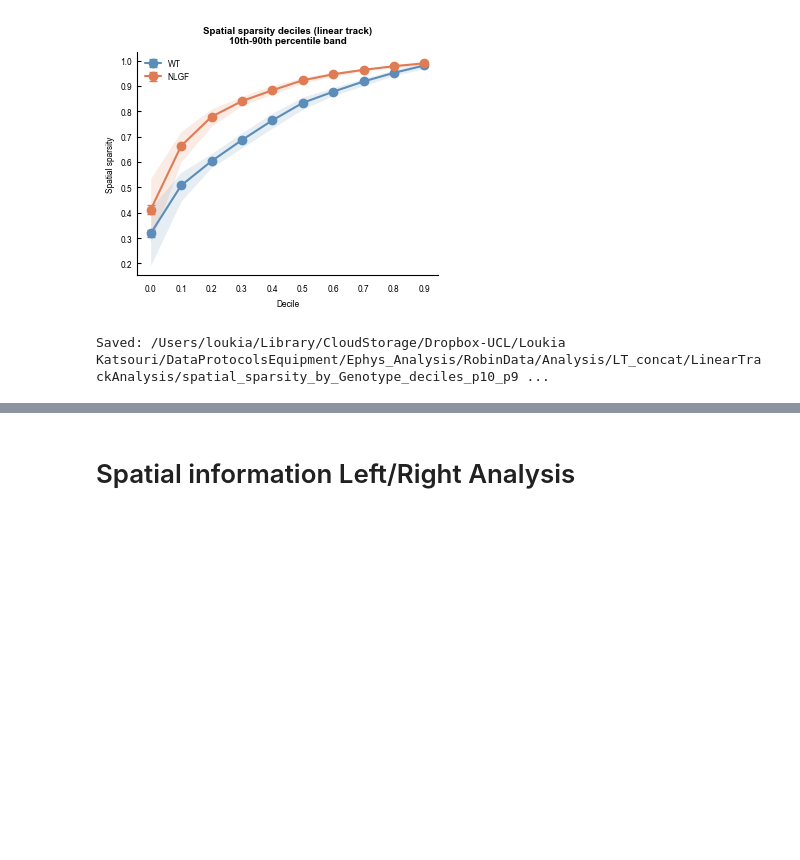
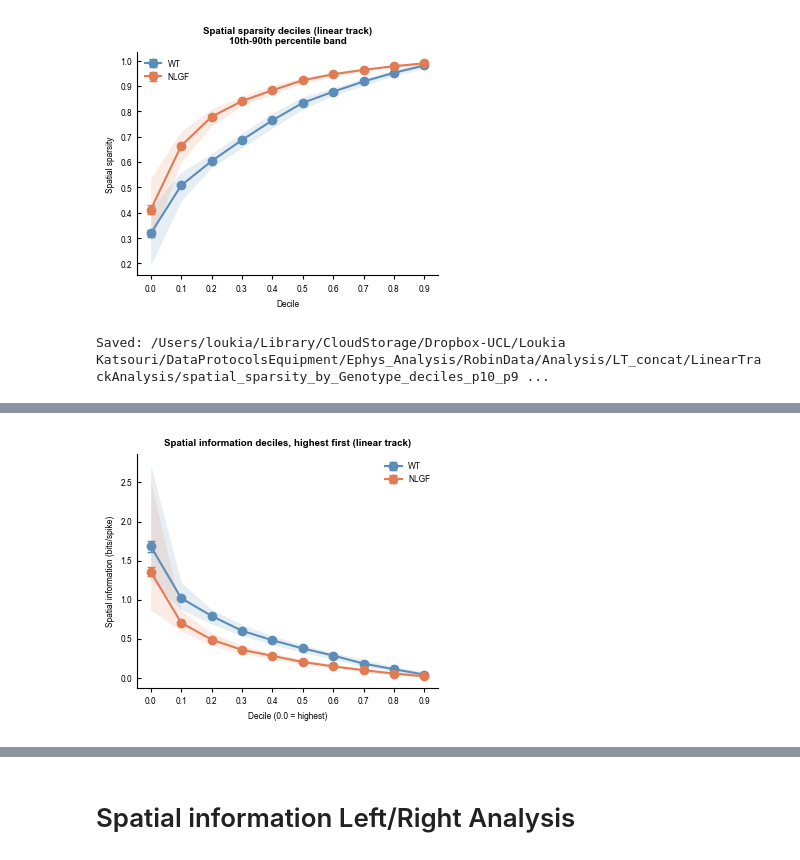
Before and after one commit to lkatsouri/NLGF_ephys_AXONA_data, a Jupyter notebook: ephys_LinearTrack_analysis.ipynb, the cells around one changed output, grey strips where cells are left out. Cells and saved outputs as stored; diff of their text form; code cells hidden in the pictures; blank space fills up the shorter version.

Commit message:
Added graphs for deciles spatial info and spatial coherence starting from the top value

```diff
--- a/ephys_LinearTrack_analysis.ipynb
+++ b/ephys_LinearTrack_analysis.ipynb
@@ -1911,0 +1914,80 @@ Saved: /Users/loukia/Library/CloudStorage/Dropbox-UCL/Loukia Katsouri/DataProtoc
+# %%
+"""
+Spatial information and spatial coherence deciles by genotype, ordered from the
+HIGHEST values (linear track, pooled cell types). Same per-genotype partition as the
+ascending deciles above (quantile edges + a single pd.cut, NaNs dropped), but the
+bins are reversed so decile 1 = top 10% of cells and decile 10 = bottom 10%.
+Outputs carry a `_top_first` suffix so the ascending files are not overwritten.
+"""
+
+deciles_desc = list(range(1, 11))
+TOP_FIRST_METRICS = {
+    'spatial_info': 'Spatial information (bits/spike)',
+    'coherence': 'Spatial coherence',
+}
+asc_deciles = [round(i / 10, 1) for i in range(10)]
+# x-axis labels 0.0-0.9 as in the ascending plots; here 0.0 = highest decile (leftmost)
+plot_x = asc_deciles
+
+for metric, axis_label in TOP_FIRST_METRICS.items():
+    decile_rows = []
+    bin_stats_by_geno = {}
+    for geno, grp in df_linear_track.groupby('Genotype'):
+        vals = grp[metric].dropna()
+        edges = [vals.quantile(d) for d in asc_deciles] + [vals.max()]
+        bins = pd.cut(vals, bins=edges, include_lowest=True, right=True)
+        bin_edges = bins.cat.categories
+
+        stats = vals.groupby(bins, observed=False).agg(
+            mean='mean', sem='sem', min='min', max='max', median='median', count='count',
+            p10=lambda x: x.quantile(0.1), p90=lambda x: x.quantile(0.9),
+        )
+        # reverse so row 0 is the highest bin, then relabel 1..10
+        stats = stats.iloc[::-1]
+        stats.index = deciles_desc
+        bin_edges = list(bin_edges)[::-1]
+        bin_stats_by_geno[geno] = stats
+
+        for d, bin_iv in zip(deciles_desc, bin_edges):
+            row = stats.loc[d]
+            decile_rows.append({
+                'Genotype': geno,
+                'decile_from_top': d,
+                f'{metric}_bin_low': bin_iv.left,
+                f'{metric}_bin_high': bin_iv.right,
+                'n_cells': int(row['count']),
+                f'{metric}_mean': row['mean'],
+                f'{metric}_median': row['median'],
+                f'{metric}_sem': row['sem'],
+            })
+
+    metric_deciles = pd.DataFrame(decile_rows)
+    csv_path = os.path.join(linear_track_OUTDIR, f"{metric}_by_Genotype_deciles_top_first.csv")
+    metric_deciles.to_csv(csv_path, index=False)
+    print(f"Saved: {csv_path}")
+    display_df(f"{axis_label} deciles by genotype (highest first)", metric_deciles)
+
+    for shade, (lo, hi), tag, subtitle in [
+        ('min-max', ('min', 'max'), 'min_max', ''),
+        ('10th-90th', ('p10', 'p90'), 'p10_p90', '\n10th-90th percentile band'),
+    ]:
+        fig, ax = plt.subplots(figsize=(3.5, 3))
+        for geno in GENO_ORDER:
+            stats = bin_stats_by_geno[geno]
+            ax.fill_between(plot_x, stats[lo], stats[hi],
+                             color=GENO_COLORS[geno], alpha=0.15, linewidth=0)
+            ax.errorbar(plot_x, stats['mean'], yerr=stats['sem'], marker='o', label=geno,
+                        color=GENO_COLORS[geno], capsize=3, elinewidth=1, linewidth=1.5)
+        ax.set_xticks(plot_x)
+        ax.set_xlabel("Decile (0.0 = highest)")
+        ax.set_ylabel(axis_label)
+        set_panel_title(ax, f"{axis_label.split(' (')[0]} deciles, highest first (linear track){subtitle}")
+        ax.legend(frameon=False)
+        ax.spines[["top", "right"]].set_visible(False)
+        fig.tight_layout()
+        pdf_path = os.path.join(linear_track_OUTDIR, f"{metric}_by_Genotype_deciles_top_first_{tag}.pdf")
+        fig.savefig(pdf_path, bbox_inches="tight")
+        plt.show()
+        plt.close(fig)
+        print(f"Saved: {pdf_path}")
+# %% [output]
@@ -1911,0 +2013 @@ Saved: /Users/loukia/Library/CloudStorage/Dropbox-UCL/Loukia Katsouri/DataProtoc
+[figure, added]
```
Also changed, not shown: parts of 2 cells of this notebook, 1 other file.
